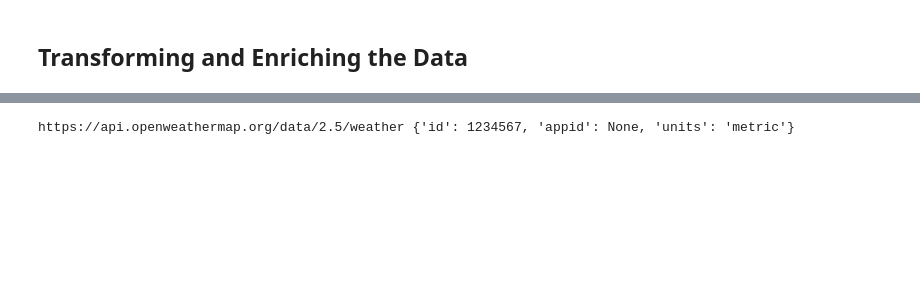
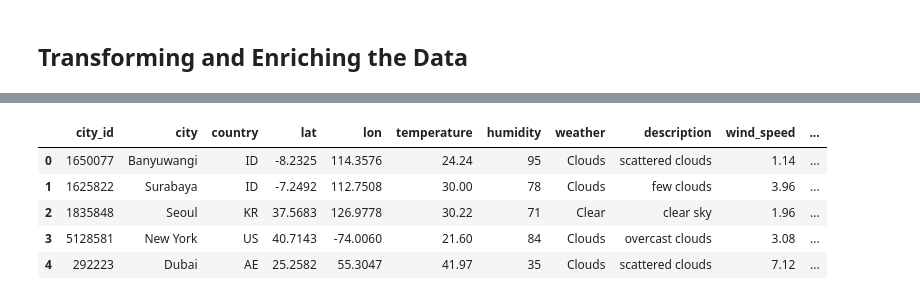
Before and after one commit to ridwandr/daily_weathers, a Jupyter notebook: notebook/owm_project.ipynb, the cells around one changed output, grey strips where cells are left out. Drawn from its saved outputs; the diff is of its cells as text; code cells hidden in the pictures; blank space fills up the shorter version.

```diff
--- a/notebook/owm_project.ipynb
+++ b/notebook/owm_project.ipynb
@@ -137,9 +241,5 @@ def enrich_weather_data(df: pd.DataFrame) -> pd.DataFrame:
 
     return df
 
-
-raw = fetch_weather_all_cities()
-clean = clean_weather_data(raw)
+clean = clean_weather_data(df)
 enriched = enrich_weather_data(clean)
-
-print(enriched.head())
@@ -167,13 +245,0 @@ Index: []
-# %%
-# Extract
-raw_data = fetch_weather_all_cities()
-if raw_data.empty:
-    logging.error("No data fetched from API. Pipeline stopped.")
-
-
-# Transform
-cleaned = clean_weather_data(raw_data)
-enriched = enrich_weather_data(cleaned)
-
-if enriched.empty:
-    logging.error("Transformed data is empty. Pipeline stopped.")
@@ -199,14 +246,9 @@ WARNING:root:Skipping city ID 2174003 (Brisbane)
-# %%
-API_KEY = os.getenv("abcdefg")
-BASE_URL = "https://api.openweathermap.org/data/2.5/weather"
-CITY_LIST_PATH = "config/city_list.csv"
-
-params = {
-    "id": 1234567,
-    "appid": API_KEY,
-    "units": "metric"
-}
-
-print(BASE_URL, params)
-# %% [output]
-https://api.openweathermap.org/data/2.5/weather {'id': 1234567, 'appid': None, 'units': 'metric'}
+# %%
+enriched.head()
+# %% [output]
+|  | city_id | city | country | lat | lon | temperature | humidity | weather | description | wind_speed | ... |
+| 0 | 1650077 | Banyuwangi | ID | -8.2325 | 114.3576 | 24.24 | 95 | Clouds | scattered clouds | 1.14 | ... |
+| 1 | 1625822 | Surabaya | ID | -7.2492 | 112.7508 | 30.00 | 78 | Clouds | few clouds | 3.96 | ... |
+| 2 | 1835848 | Seoul | KR | 37.5683 | 126.9778 | 30.22 | 71 | Clear | clear sky | 1.96 | ... |
+| 3 | 5128581 | New York | US | 40.7143 | -74.0060 | 21.60 | 84 | Clouds | overcast clouds | 3.08 | ... |
+| 4 | 292223 | Dubai | AE | 25.2582 | 55.3047 | 41.97 | 35 | Clouds | scattered clouds | 7.12 | ... |
```
Also changed, not shown: parts of 16 cells of this notebook.
